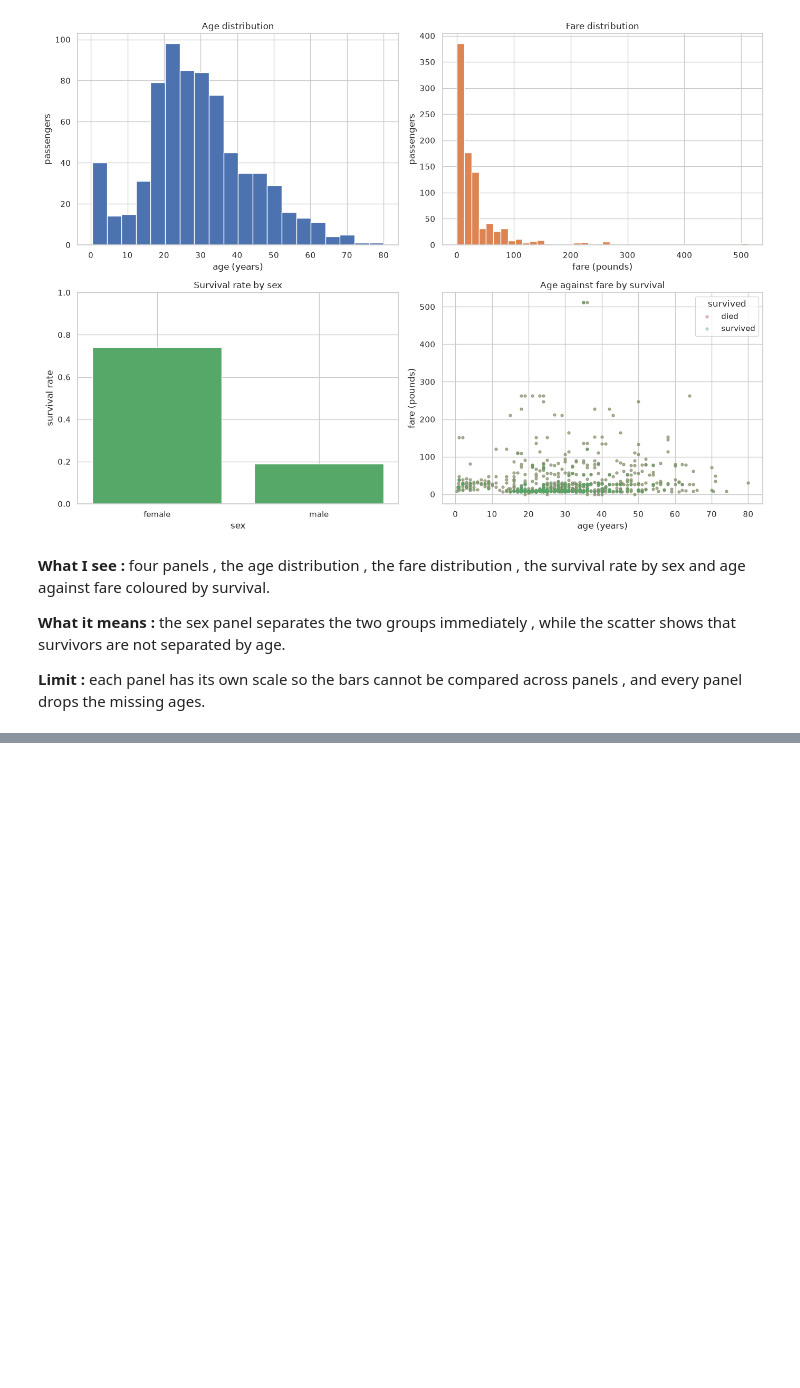
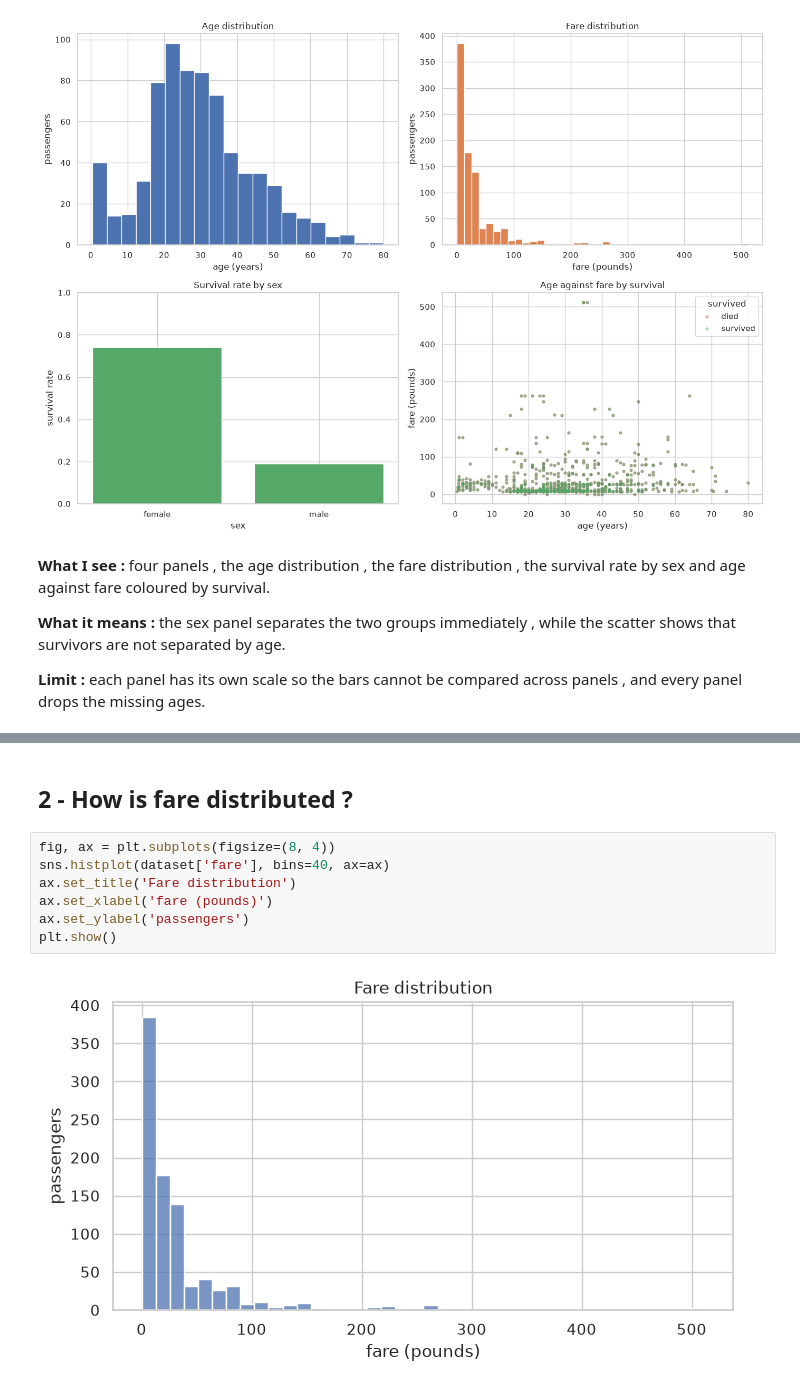
Before and after one commit to selomrani/ML-DL-Revision, a Jupyter notebook: data_challenges/03_visualisation/03_visualisation_challenge.ipynb, the cells around one changed output, grey strips where cells are left out. Saved outputs shown, nothing was run; the diff lists cells and outputs as text; blank space fills up the shorter version.

```diff
--- a/data_challenges/03_visualisation/03_visualisation_challenge.ipynb
+++ b/data_challenges/03_visualisation/03_visualisation_challenge.ipynb
@@ -120,0 +140,11 @@ plt.show()
+# %% [markdown]
+##  2 - How is fare distributed ?
+# %%
+fig, ax = plt.subplots(figsize=(8, 4))
+sns.histplot(dataset['fare'], bins=40, ax=ax)
+ax.set_title('Fare distribution')
+ax.set_xlabel('fare (pounds)')
+ax.set_ylabel('passengers')
+plt.show()
+# %% [output]
+[figure, added]
```
Also changed, not shown: parts of 35 cells of this notebook.
